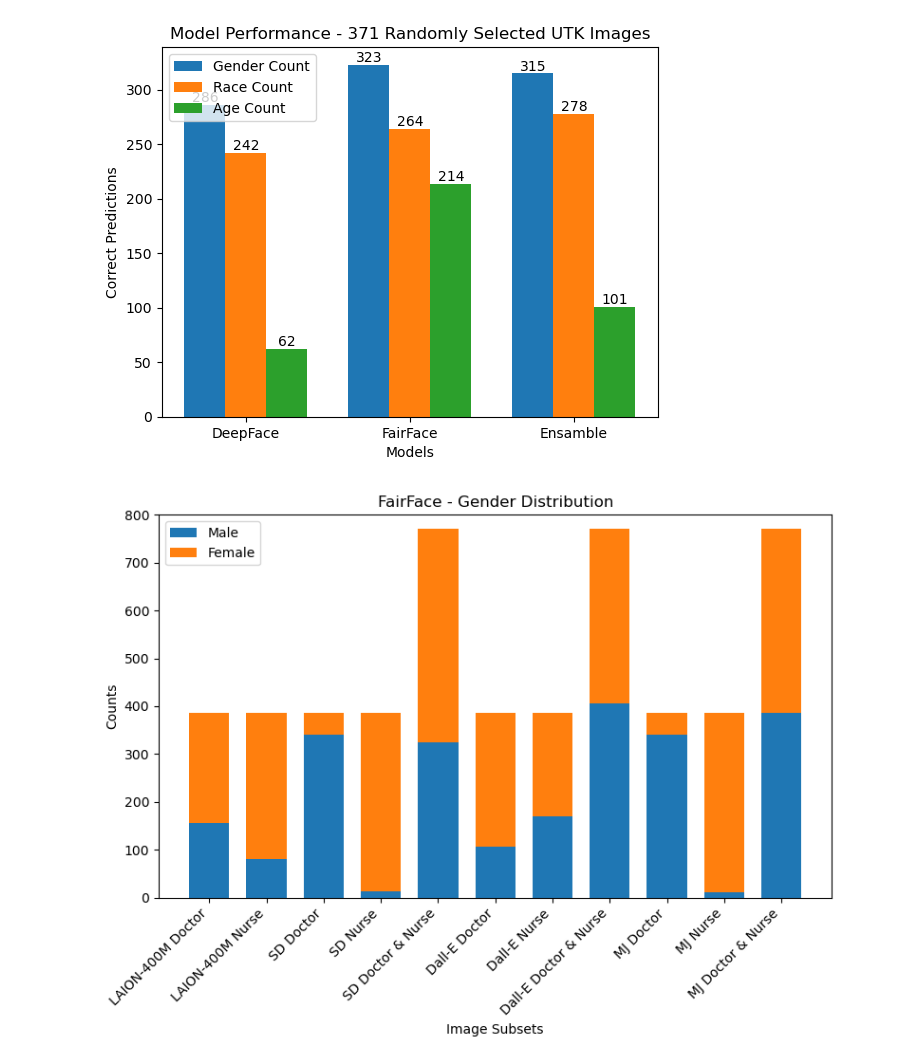
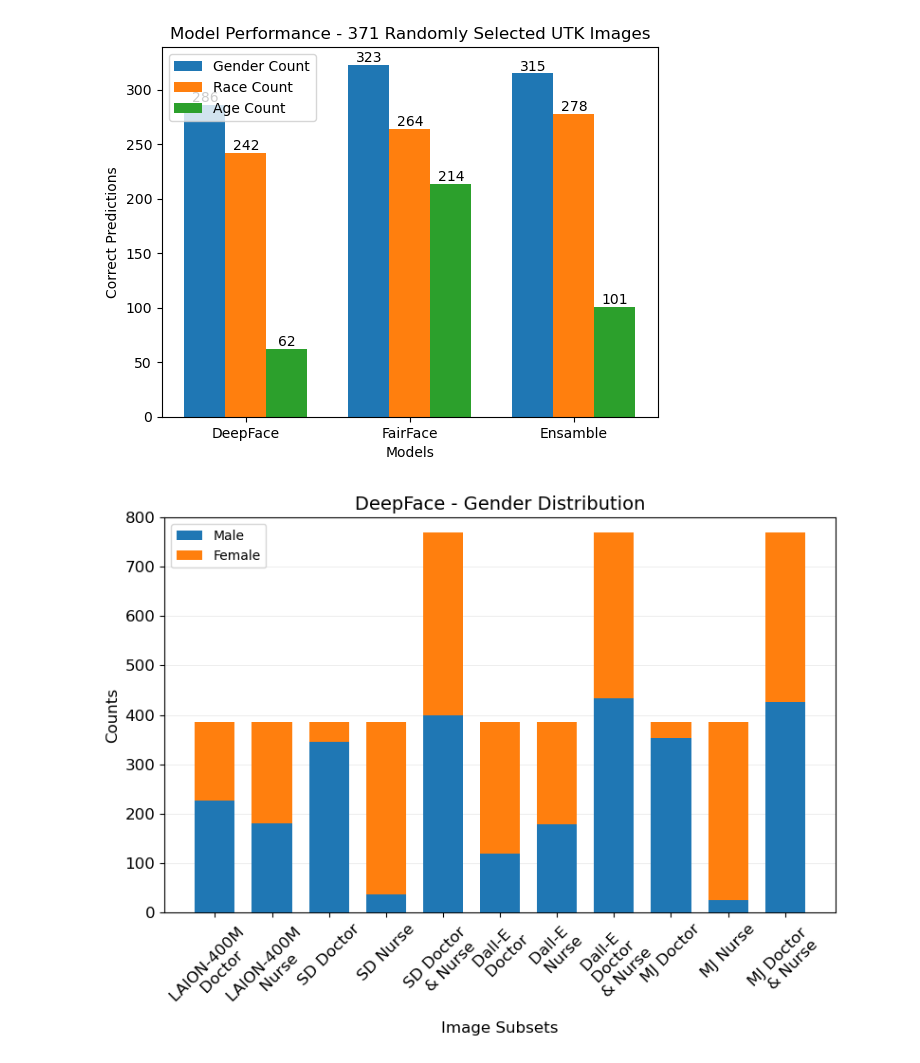
Before and after one commit to Jer0me123/FYP, a Jupyter notebook: Testing/FYP - FullPipeline.ipynb, the cells around one changed output. Saved outputs shown, nothing was run; the diff lists cells and outputs as text; code cells hidden in the pictures.

```diff
--- a/Testing/FYP - FullPipeline.ipynb
+++ b/Testing/FYP - FullPipeline.ipynb
@@ -1949,49 +1949,51 @@ import matplotlib.pyplot as plt
 import numpy as np
 
 # Data
-labels = ['LAION-400M Doctor', 'LAION-400M Nurse', 'SD Doctor', 'SD Nurse', 'SD Doctor & Nurse', 'Dall-E Doctor', 'Dall-E Nurse', 'Dall-E Doctor & Nurse', 'MJ Doctor', 'MJ Nurse', 'MJ Doctor & Nurse']
-male_counts = [155,	80,	340, 13, 325, 107, 169, 405, 340, 11, 386] #FairFace
-female_counts = [230,305,45,372,445,278,216,365,45,374,384] #FairFace
+labels = ['LAION-400M \n Doctor', 'LAION-400M \n Nurse', 'SD Doctor', 'SD Nurse', 'SD Doctor \n & Nurse', 'Dall-E \n Doctor', 'Dall-E \n Nurse', 'Dall-E \n Doctor \n & Nurse', 'MJ Doctor', 'MJ Nurse', 'MJ Doctor \n & Nurse']
+# male_counts = [155,	80,	340, 13, 325, 107, 169, 405, 340, 11, 386] #FairFace
+# female_counts = [230,305,45,372,445,278,216,365,45,374,384] #FairFace
 
-# male_counts = [227,180,345,36,400,119,179,434,353,24,426] #DeepFace
-# female_counts = [158,205,40,349,370,266,206,336,32,361,344] #DeepFace
+male_counts = [227,180,345,36,400,119,179,434,353,24,426] #DeepFace
+female_counts = [158,205,40,349,370,266,206,336,32,361,344] #DeepFace
 
 # Arrange data for plotting
 bar_width = 0.7
 index = np.arange(len(labels))
 
 # Plot
 fig, ax = plt.subplots(figsize=(8, 6))
 
 # Plot bars for male counts
-rects1 = ax.bar(index, male_counts, bar_width, label='Male')
+rects1 = ax.bar(index, male_counts, bar_width, label='Male', zorder=3)
 
 # Plot bars for female counts, starting from where male counts end
-rects2 = ax.bar(index, female_counts, bar_width, bottom=male_counts, label='Female')
+rects2 = ax.bar(index, female_counts, bar_width, bottom=male_counts, label='Female', zorder=3)
 
 # Add labels, title, and legend
-ax.set_xlabel('Image Subsets')
-ax.set_ylabel('Counts')
-ax.set_title('FairFace - Gender Distribution')
+ax.set_xlabel('Image Subsets', fontsize=12)
+ax.set_ylabel('Counts', fontsize=12)
+ax.set_title('DeepFace - Gender Distribution', fontsize=14)
 ax.set_xticks(index)
-ax.set_xticklabels(labels, rotation=45, ha='right')
+ax.set_xticklabels(labels, rotation=45, fontsize=12)
 ax.legend(loc='upper left')
 ax.set_ylim(0, 800)
+ax.tick_params(axis='y', labelsize=12)
+ax.yaxis.grid(linestyle='-', linewidth=0.5, color='gray', alpha=0.2, zorder=0)
 
 # Add data labels at the top of each bar
 # for rect in rects1:
 #     height = rect.get_height()
 #     plt.text(rect.get_x() + rect.get_width() / 2, height, height, ha='center', va='bottom')
 
 # # Add data labels at the top of each bar
 # for index, rect in enumerate(rects2):
 #     height = rect.get_height()
 #     plt.text(rect.get_x() + rect.get_width() / 2, male_counts[index]+female_counts[index], height, ha='center', va='bottom')
 
 plt.tight_layout()
 plt.show()
 # %% [output]
-[figure, old version]
+[figure, new version]
 # %%
 import matplotlib.pyplot as plt
 import numpy as np
```
Also changed, not shown: parts of 2 cells of this notebook, 3 other files.
